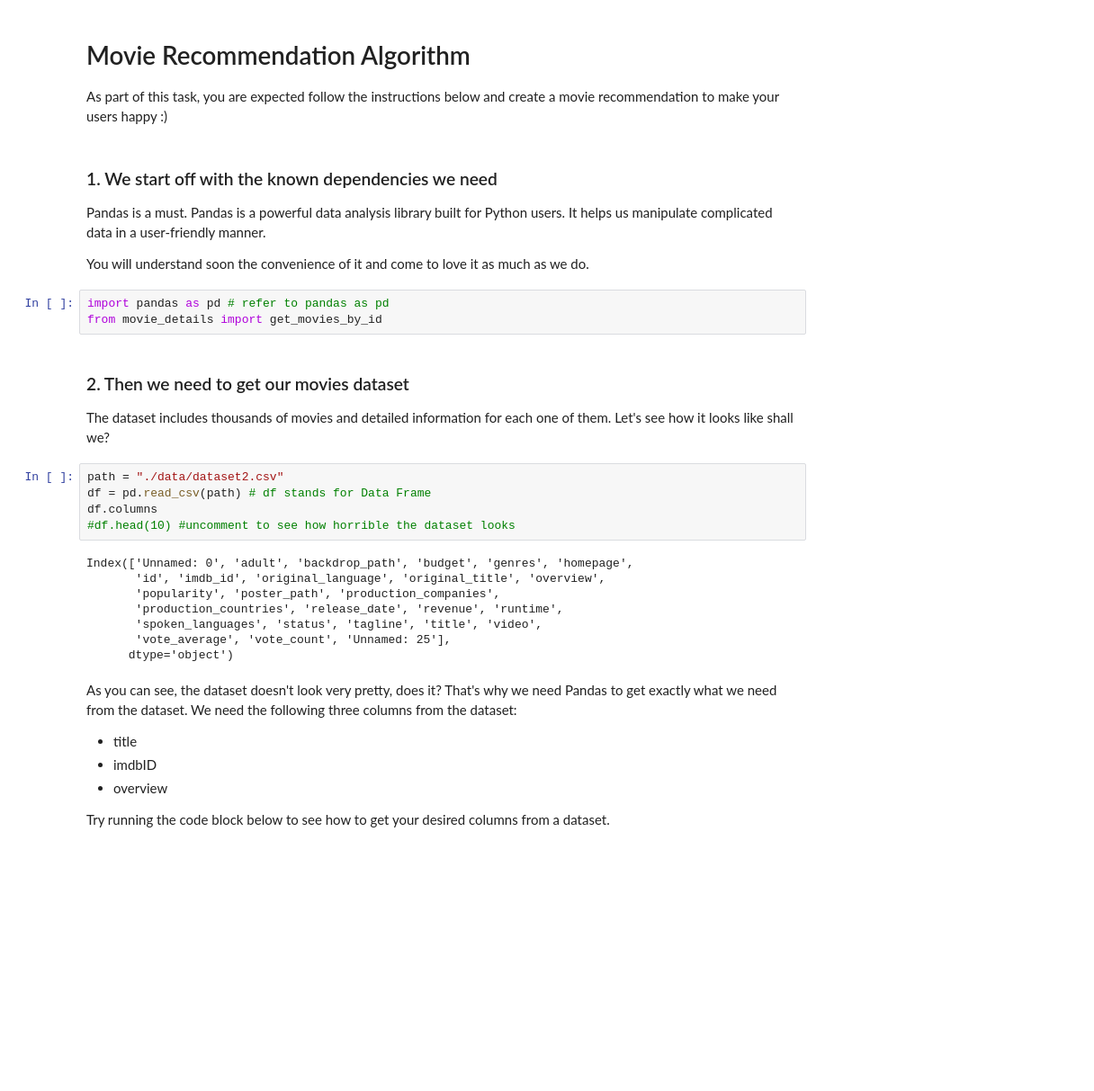
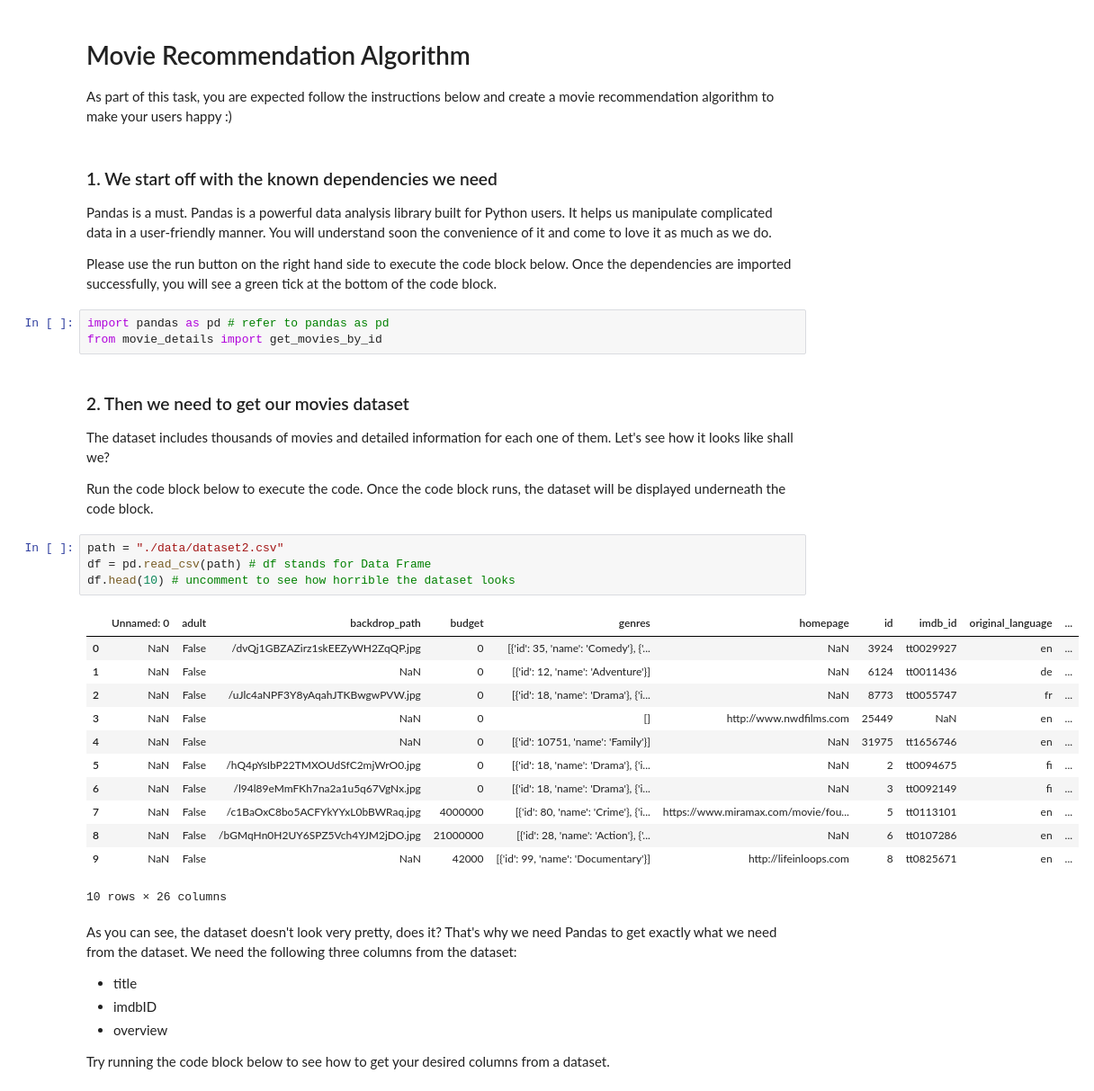
Before and after one commit to miguelgrinberg/react-flask-app, a Jupyter notebook: api/rec.ipynb, the cells around one changed output. Shown at 90% size. Drawn from its saved outputs; the diff is of its cells as text; blank space fills up the shorter version.

Commit message:
add tasks

```diff
--- a/api/rec.ipynb
+++ b/api/rec.ipynb
@@ -1,13 +1,13 @@
 # %% [markdown]
 # Movie Recommendation Algorithm
 
-As part of this task, you are expected follow the instructions below and create a movie recommendation to make your users happy :)
+As part of this task, you are expected follow the instructions below and create a movie recommendation algorithm to make your users happy :)
 # %% [markdown]
 ### 1. We start off with the known dependencies we need
 
-Pandas is a must. Pandas is a powerful data analysis library built for Python users. It helps us manipulate complicated data in a user-friendly manner.
+Pandas is a must. Pandas is a powerful data analysis library built for Python users. It helps us manipulate complicated data in a user-friendly manner. You will understand soon the convenience of it and come to love it as much as we do.
 
-You will understand soon the convenience of it and come to love it as much as we do.
+Please use the run button on the right hand side to execute the code block below. Once the dependencies are imported successfully, you will see a green tick at the bottom of the code block.
 # %%
 import pandas as pd # refer to pandas as pd
 from movie_details import get_movies_by_id
@@ -15,19 +15,25 @@ from movie_details import get_movies_by_id
 ### 2. Then we need to get our movies dataset
 
 The dataset includes thousands of movies and detailed information for each one of them. Let's see how it looks like shall we?
+
+Run the code block below to execute the code. Once the code block runs, the dataset will be displayed underneath the code block.
 # %%
 path = "./data/dataset2.csv"
 df = pd.read_csv(path) # df stands for Data Frame
-df.columns
-#df.head(10) #uncomment to see how horrible the dataset looks
+df.head(10) # uncomment to see how horrible the dataset looks
 # %% [output]
+|  | Unnamed: 0 | adult | backdrop_path | budget | genres | homepage | id | imdb_id | original_language | ... |
+| 0 | NaN | False | /dvQj1GBZAZirz1skEEZyWH2ZqQP.jpg | 0 | [{'id': 35, 'name': 'Comedy'}, {'... | NaN | 3924 | tt0029927 | en | ... |
+| 1 | NaN | False | NaN | 0 | [{'id': 12, 'name': 'Adventure'}] | NaN | 6124 | tt0011436 | de | ... |
+| 2 | NaN | False | /uJlc4aNPF3Y8yAqahJTKBwgwPVW.jpg | 0 | [{'id': 18, 'name': 'Drama'}, {'i... | NaN | 8773 | tt0055747 | fr | ... |
+| 3 | NaN | False | NaN | 0 | [] | http://www.nwdfilms.com | 25449 | NaN | en | ... |
+| 4 | NaN | False | NaN | 0 | [{'id': 10751, 'name': 'Family'}] | NaN | 31975 | tt1656746 | en | ... |
+| 5 | NaN | False | /hQ4pYsIbP22TMXOUdSfC2mjWrO0.jpg | 0 | [{'id': 18, 'name': 'Drama'}, {'i... | NaN | 2 | tt0094675 | fi | ... |
+| 6 | NaN | False | /l94l89eMmFKh7na2a1u5q67VgNx.jpg | 0 | [{'id': 18, 'name': 'Drama'}, {'i... | NaN | 3 | tt0092149 | fi | ... |
+| 7 | NaN | False | /c1BaOxC8bo5ACFYkYYxL0bBWRaq.jpg | 4000000 | [{'id': 80, 'name': 'Crime'}, {'i... | https://www.miramax.com/movie/fou... | 5 | tt0113101 | en | ... |
+| 8 | NaN | False | /bGMqHn0H2UY6SPZ5Vch4YJM2jDO.jpg | 21000000 | [{'id': 28, 'name': 'Action'}, {'... | NaN | 6 | tt0107286 | en | ... |
+| 9 | NaN | False | NaN | 42000 | [{'id': 99, 'name': 'Documentary'}] | http://lifeinloops.com | 8 | tt0825671 | en | ... |
-Index(['Unnamed: 0', 'adult', 'backdrop_path', 'budget', 'genres', 'homepage',
-       'id', 'imdb_id', 'original_language', 'original_title', 'overview',
-       'popularity', 'poster_path', 'production_companies',
-       'production_countries', 'release_date', 'revenue', 'runtime',
-       'spoken_languages', 'status', 'tagline', 'title', 'video',
-       'vote_average', 'vote_count', 'Unnamed: 25'],
-      dtype='object')
+10 rows × 26 columns
 # %% [markdown]
 As you can see, the dataset doesn't look very pretty, does it? That's why we need Pandas to get exactly what we need from the dataset. We need the following three columns from the dataset:
 * title
```
Also changed, not shown: parts of 5 cells of this notebook, 11 other files.
